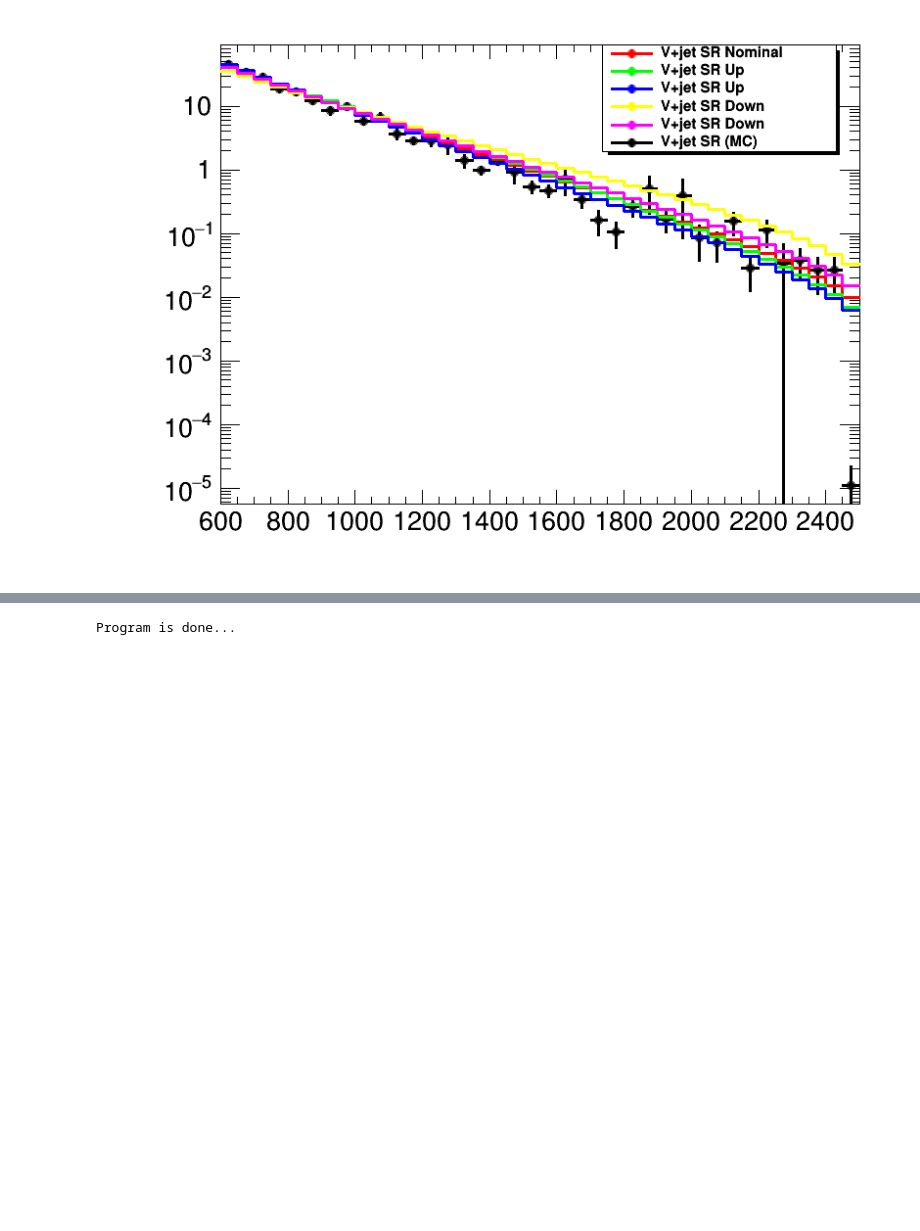
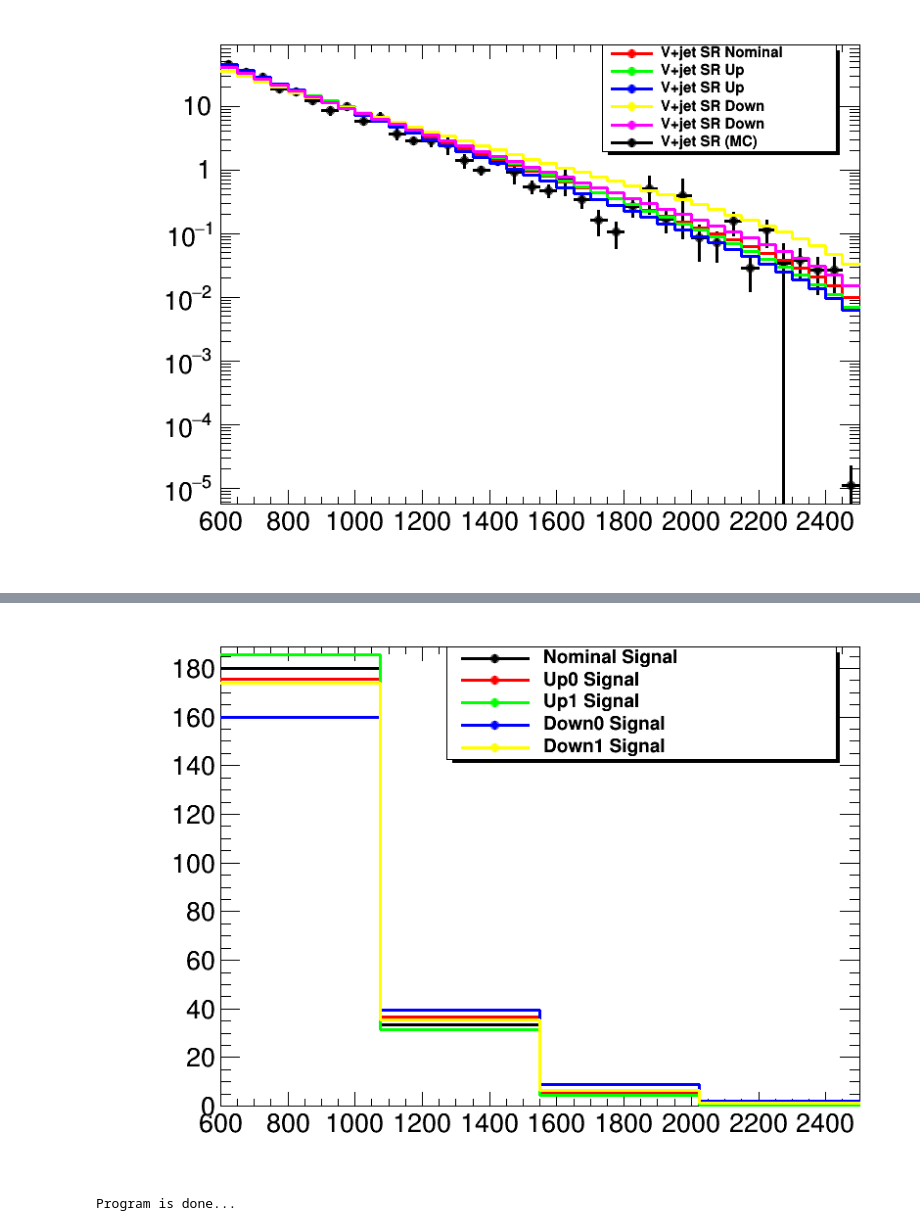
Before and after one commit to ram1123/EXOVVFitter, a Jupyter notebook: jupyter_notebooks/Wjet_StatisticalUncertanity_Data.ipynb, the cells around one changed output, grey strips where cells are left out. Cells and saved outputs as stored; diff of their text form; code cells hidden in the pictures; blank space fills up the shorter version.

```diff
--- a/jupyter_notebooks/Wjet_StatisticalUncertanity_Data.ipynb
+++ b/jupyter_notebooks/Wjet_StatisticalUncertanity_Data.ipynb
@@ -565,3 +565,8 @@ Info in <TH1F::SaveAs>: ROOT file WjetFitUncert_Corr_Shape_Down_4bins_DataUncert
+# %%
+c1.SetLogy(0)
+c1.Draw()
+# %% [output]
+[figure, added]
 # %%
 print "Program is done..."
 # %% [output]
```
Also changed, not shown: parts of 2 cells of this notebook, 33 other files.
